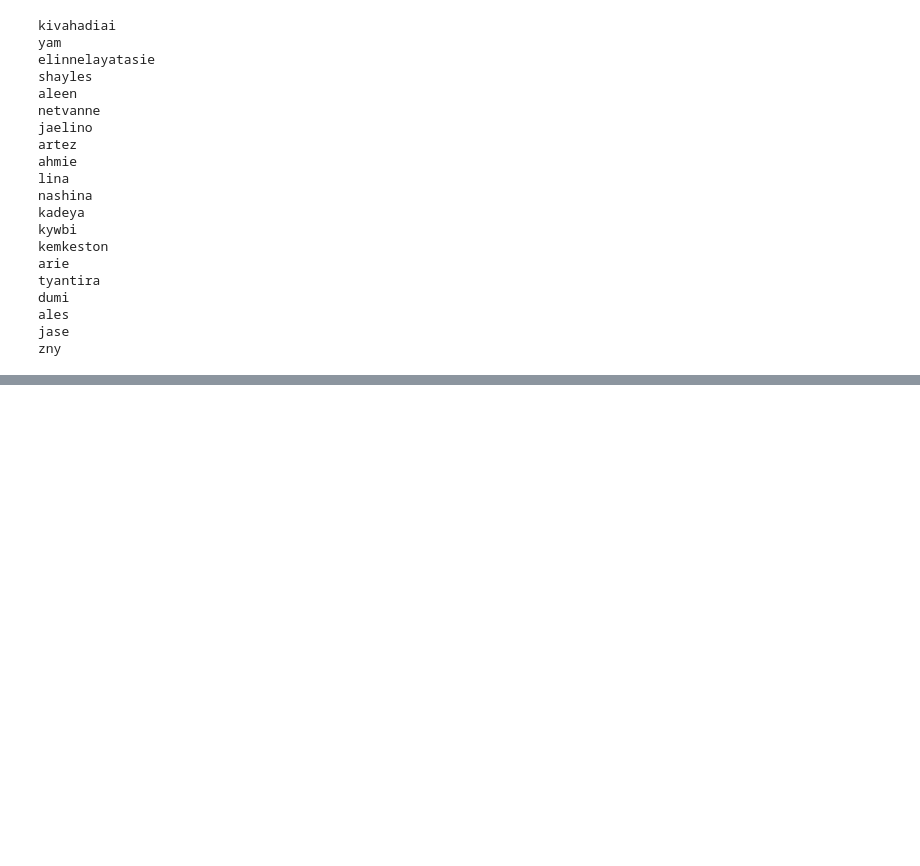
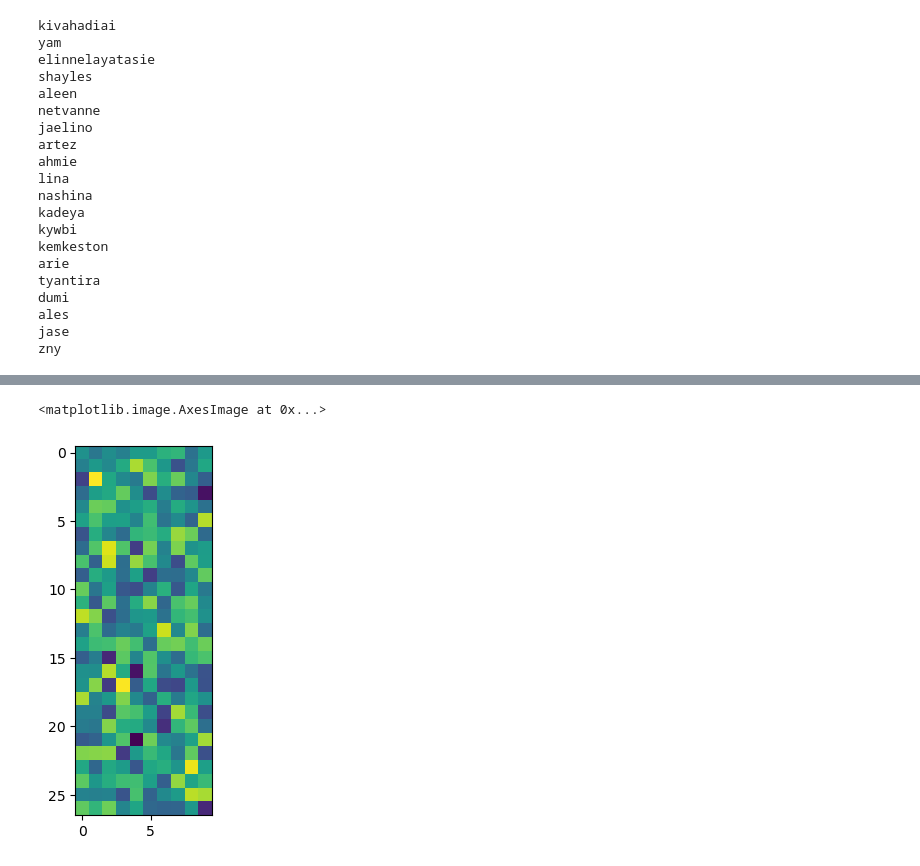
Before and after one commit to stkao05/makemore, a Jupyter notebook: mlp.ipynb, the cells around one changed output, grey strips where cells are left out. Saved outputs shown, nothing was run; the diff lists cells and outputs as text; code cells hidden in the pictures; blank space fills up the shorter version.

```diff
--- a/mlp.ipynb
+++ b/mlp.ipynb
@@ -323,0 +356,5 @@ forward(x_test, y_test, params, weight_decay=0):
+# %%
+plt.imshow(C.detach().numpy())
+# %% [output]
+<matplotlib.image.AxesImage at 0x...>
+[figure, added]
```
Also changed, not shown: parts of 11 cells of this notebook.
